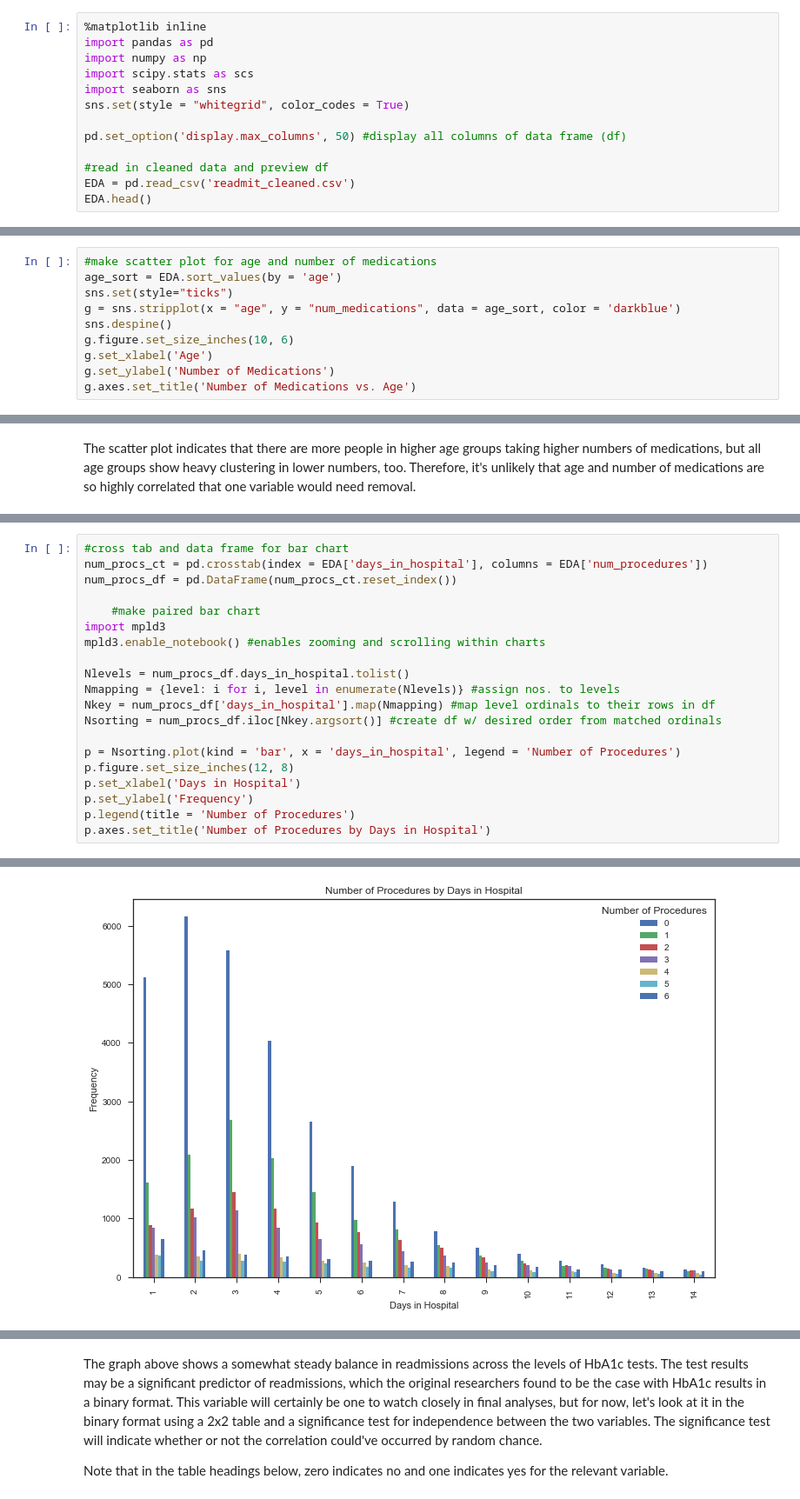
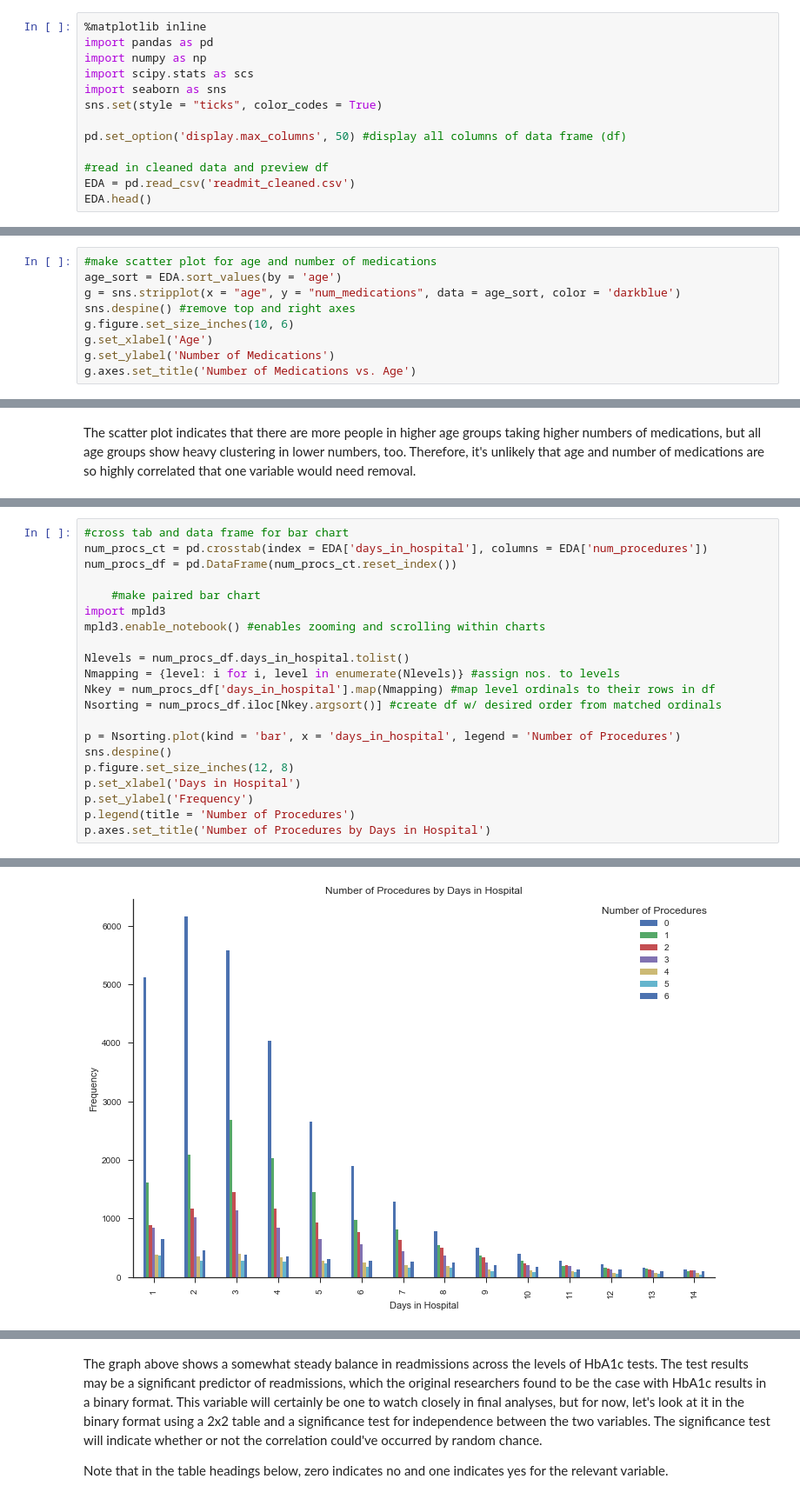
Before and after one commit to AOlden/sb-projects, a Jupyter notebook: diabetes_readmission/exploratory_analysis_diabetes_readmission.ipynb, the cells around one changed output, grey strips where cells are left out. Shown at 87% size. Drawn from its saved outputs; the diff is of its cells as text.

```diff
--- a/diabetes_readmission/exploratory_analysis_diabetes_readmission.ipynb
+++ b/diabetes_readmission/exploratory_analysis_diabetes_readmission.ipynb
@@ -12,7 +12,7 @@ import pandas as pd
 import numpy as np
 import scipy.stats as scs
 import seaborn as sns
-sns.set(style = "whitegrid", color_codes = True)
+sns.set(style = "ticks", color_codes = True)
 
 pd.set_option('display.max_columns', 50) #display all columns of data frame (df)
 
@@ -71,9 +72,8 @@ The patients skew older, so other variables that yield higher values for older p
 # %%
 #make scatter plot for age and number of medications
 age_sort = EDA.sort_values(by = 'age')
-sns.set(style="ticks")
 g = sns.stripplot(x = "age", y = "num_medications", data = age_sort, color = 'darkblue')
-sns.despine()
+sns.despine() #remove top and right axes
 g.figure.set_size_inches(10, 6)
 g.set_xlabel('Age')
 g.set_ylabel('Number of Medications')
@@ -90,24 +90,25 @@ A grouped bar graph will help examine this relationship. For each number of days
 # %%
 #cross tab and data frame for bar chart
 num_procs_ct = pd.crosstab(index = EDA['days_in_hospital'], columns = EDA['num_procedures'])
 num_procs_df = pd.DataFrame(num_procs_ct.reset_index())
 
     #make paired bar chart
 import mpld3
 mpld3.enable_notebook() #enables zooming and scrolling within charts
 
 Nlevels = num_procs_df.days_in_hospital.tolist()
 Nmapping = {level: i for i, level in enumerate(Nlevels)} #assign nos. to levels
 Nkey = num_procs_df['days_in_hospital'].map(Nmapping) #map level ordinals to their rows in df
 Nsorting = num_procs_df.iloc[Nkey.argsort()] #create df w/ desired order from matched ordinals
 
 p = Nsorting.plot(kind = 'bar', x = 'days_in_hospital', legend = 'Number of Procedures')
+sns.despine()
 p.figure.set_size_inches(12, 8)
 p.set_xlabel('Days in Hospital')
 p.set_ylabel('Frequency')
 p.legend(title = 'Number of Procedures')
 p.axes.set_title('Number of Procedures by Days in Hospital')
 # %% [output]
 <matplotlib.text.Text at 0x...>
-[figure, old version]
+[figure, new version]
 # %% [markdown]
```
Also changed, not shown: parts of 14 cells of this notebook.
